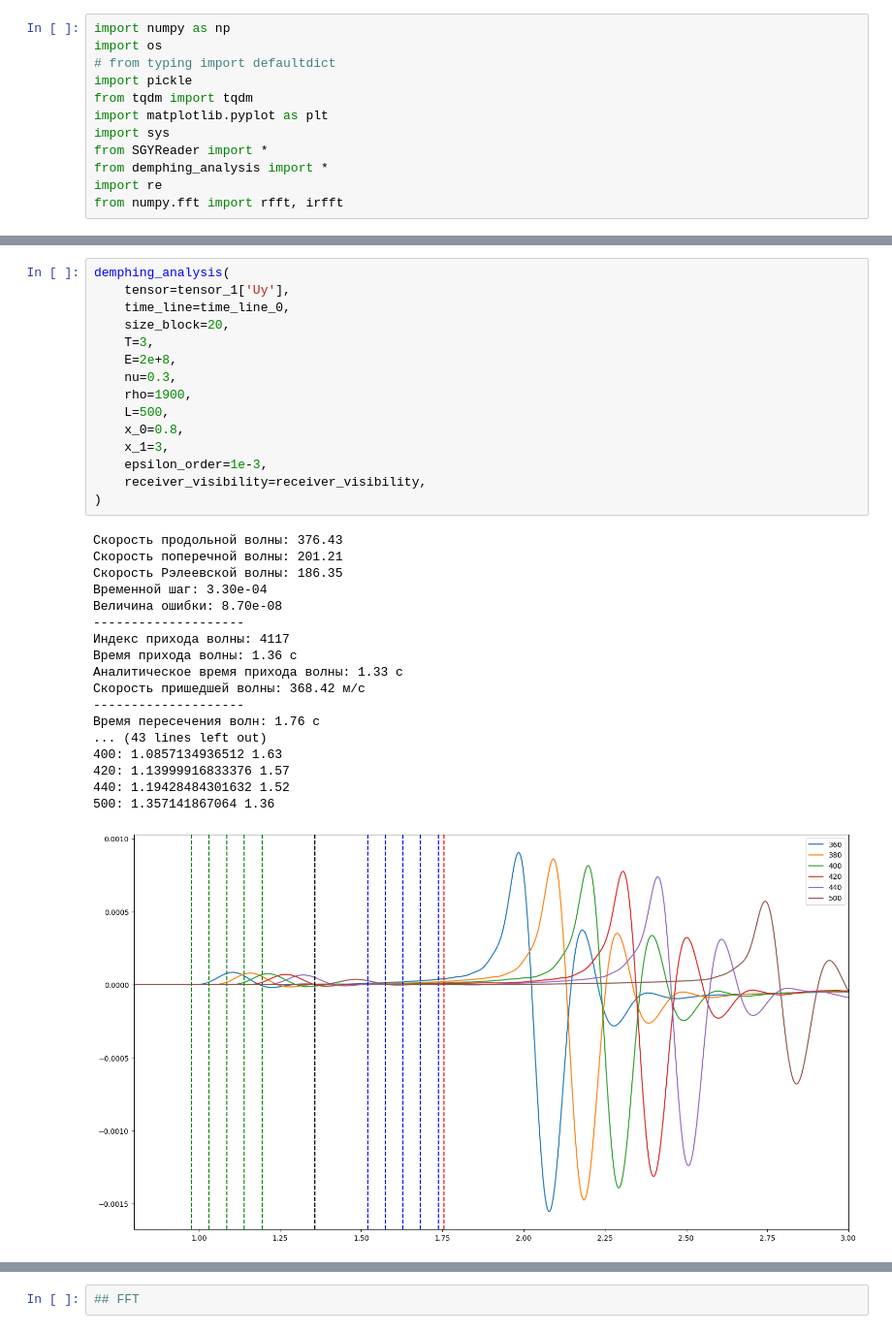
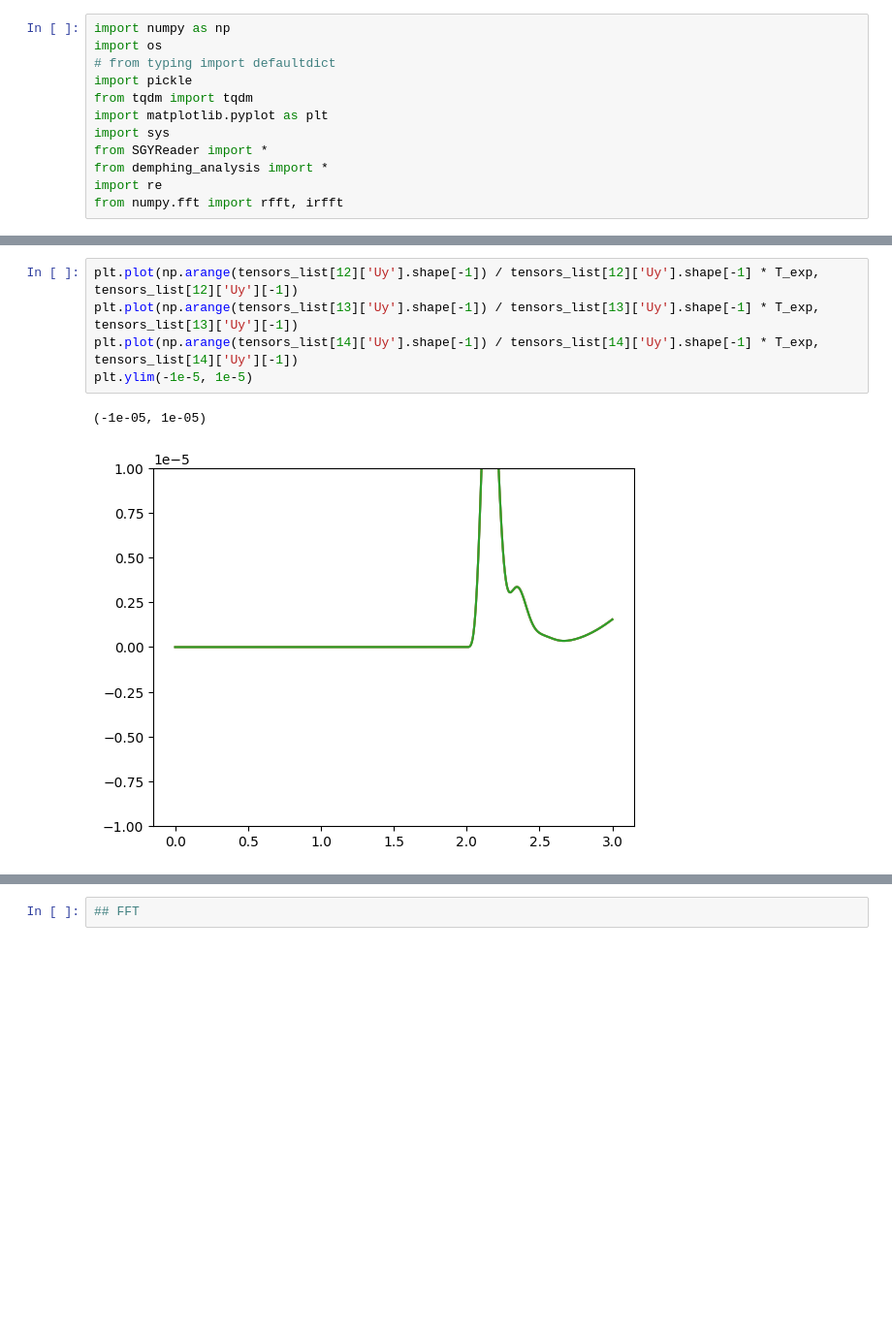
Before and after one commit to terilat/SGYAnalyzer, a Jupyter notebook: convergence_check.ipynb, the cells around one changed output, grey strips where cells are left out. Shown at 97% size. Cells and saved outputs as stored; diff of their text form; blank space fills up the shorter version.

```diff
--- a/convergence_check.ipynb
+++ b/convergence_check.ipynb
@@ -85,34 +227,8 @@ demphing_analysis(
-# %%
-demphing_analysis(
-    tensor=tensor_1['Uy'],
-    time_line=time_line_0,
-    size_block=20,
-    T=3,
-    E=2e+8,
-    nu=0.3,
-    rho=1900,
-    L=500,
-    x_0=0.8,
-    x_1=3,
-    epsilon_order=1e-3,
-    receiver_visibility=receiver_visibility,
-)
-# %% [output]
-Скорость продольной волны: 376.43
-Скорость поперечной волны: 201.21
-Скорость Рэлеевской волны: 186.35
-Временной шаг: 3.30e-04
-Величина ошибки: 8.70e-08
---------------------
-Индекс прихода волны: 4117
-Время прихода волны: 1.36 с
-Аналитическое время прихода волны: 1.33 с
-Скорость пришедшей волны: 368.42 м/с
---------------------
-Время пересечения волн: 1.76 с
-... (43 lines left out)
-400: 1.0857134936512 1.63
-420: 1.13999916833376 1.57
-440: 1.19428484301632 1.52
-500: 1.357141867064 1.36
-[figure, removed]
+# %%
+plt.plot(np.arange(tensors_list[12]['Uy'].shape[-1]) / tensors_list[12]['Uy'].shape[-1] * T_exp, tensors_list[12]['Uy'][-1])
+plt.plot(np.arange(tensors_list[13]['Uy'].shape[-1]) / tensors_list[13]['Uy'].shape[-1] * T_exp, tensors_list[13]['Uy'][-1])
+plt.plot(np.arange(tensors_list[14]['Uy'].shape[-1]) / tensors_list[14]['Uy'].shape[-1] * T_exp, tensors_list[14]['Uy'][-1])
+plt.ylim(-1e-5, 1e-5)
+# %% [output]
+(-1e-05, 1e-05)
+[figure, added]
```
Also changed, not shown: parts of 28 cells of this notebook, 51 other files.
